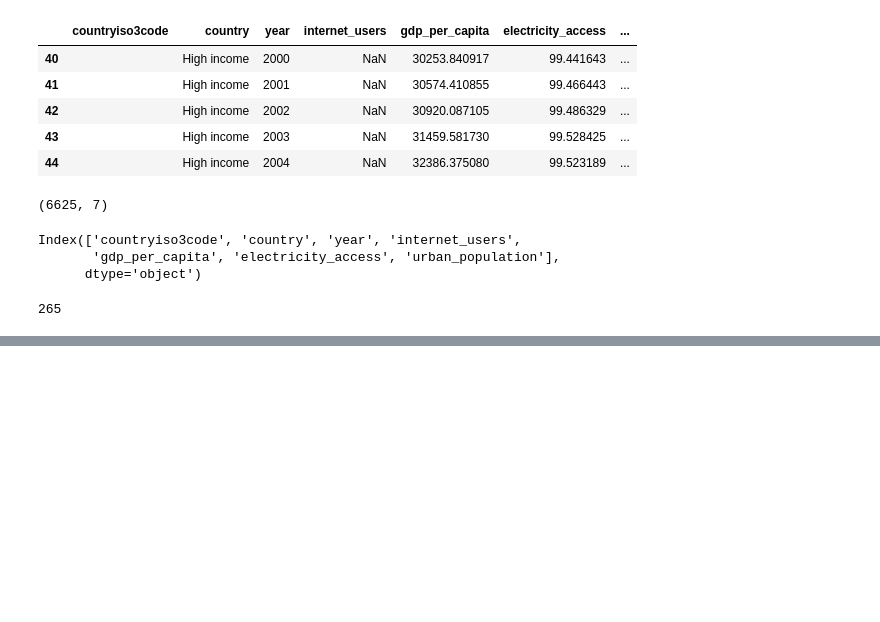
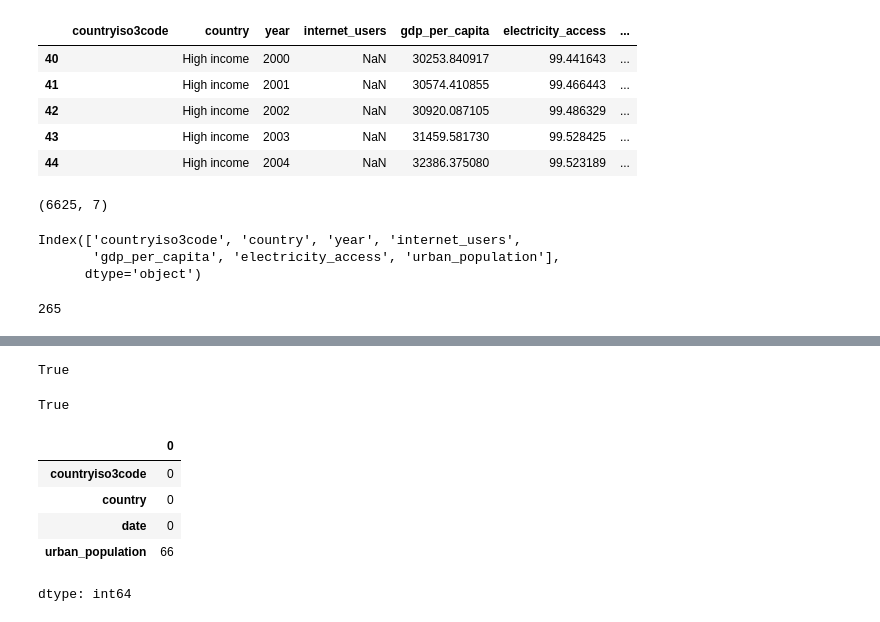
Before and after one commit to chisangachileshe623-ship-it/Africa-Digital-Divide, a Jupyter notebook: 01_africa_digital_divide.ipynb, the cells around one changed output, grey strips where cells are left out. Drawn from its saved outputs; the diff is of its cells as text; code cells hidden in the pictures; blank space fills up the shorter version.

```diff
--- a/01_africa_digital_divide.ipynb
+++ b/01_africa_digital_divide.ipynb
@@ -113,0 +207,19 @@ data["country"].nunique()
+# %%
+# Checking whether the dataset variable exists
+print("africa_data" in globals())
+# %% [output]
+True
+# %%
+print("africa_data" in globals())
+# %% [output]
+True
+# %%
+# Checking how many missing values each column has
+df.isnull().sum()
+# %% [output]
+|  | 0 |
+| countryiso3code | 0 |
+| country | 0 |
+| date | 0 |
+| urban_population | 66 |
+dtype: int64
```
Also changed, not shown: parts of 14 cells of this notebook.
